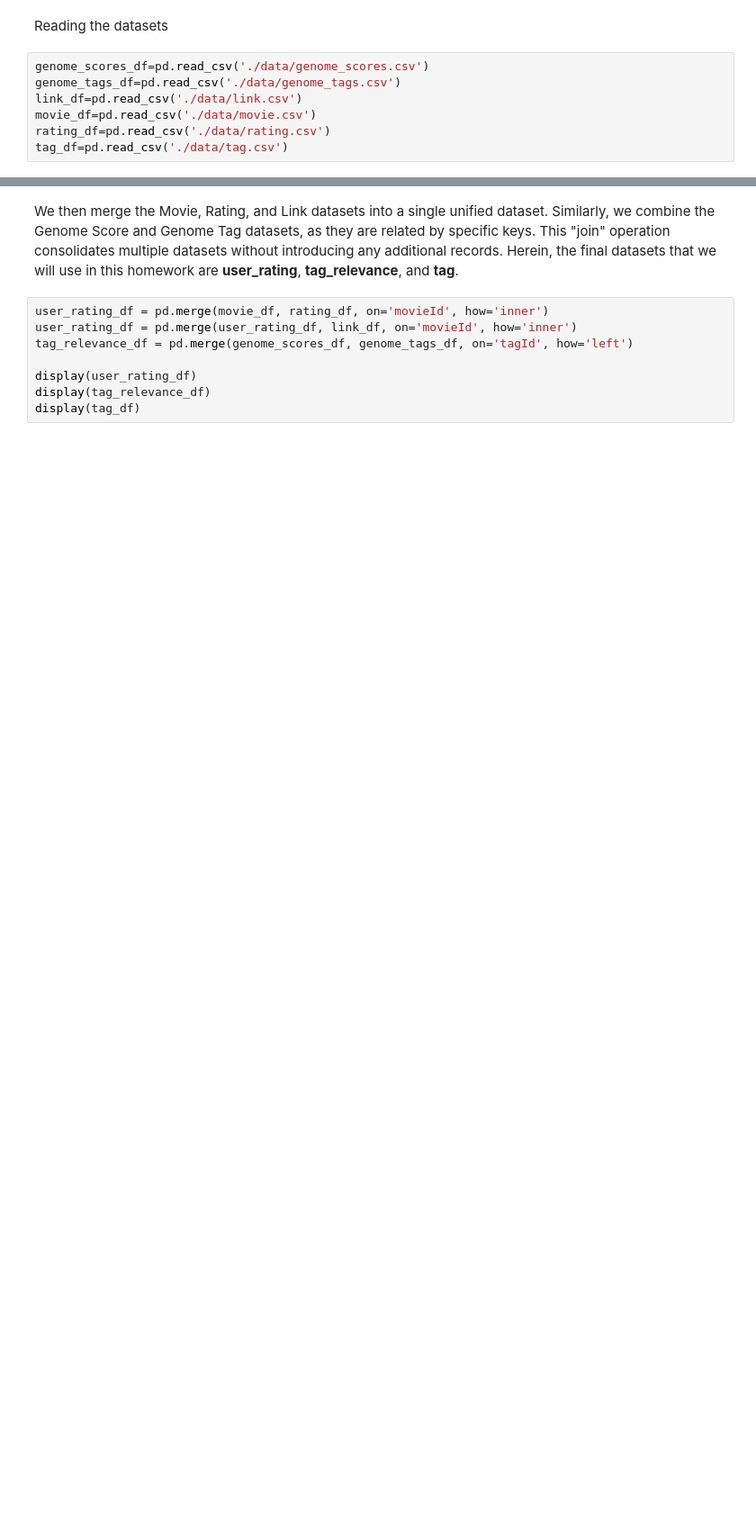
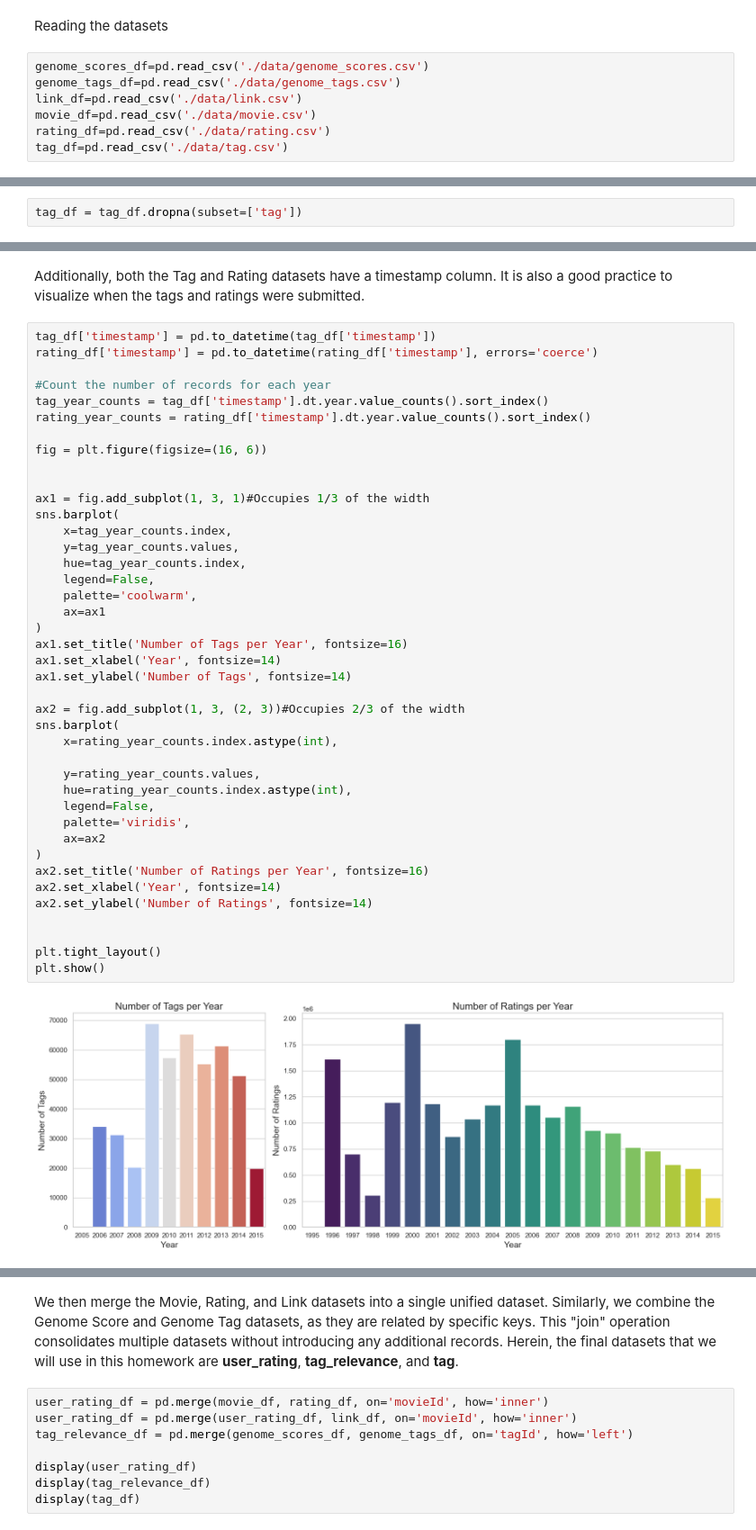
Before and after one commit to TealMango/ADM-HW4-Group14, a Jupyter notebook: main.ipynb, the cells around one changed output, grey strips where cells are left out. Shown at 90% size. Drawn from its saved outputs; the diff is of its cells as text; blank space fills up the shorter version.

```diff
--- a/main.ipynb
+++ b/main.ipynb
@@ -565,0 +596,2 @@ From the previous analysis, we can observe several useful insights about these d
+# %%
+tag_df = tag_df.dropna(subset=['tag'])
@@ -565,0 +630,45 @@ From the previous analysis, we can observe several useful insights about these d
+# %% [markdown]
+Additionally, both the Tag and Rating datasets have a timestamp column. It is also a good practice to visualize when the tags and ratings were submitted.
+# %%
+tag_df['timestamp'] = pd.to_datetime(tag_df['timestamp'])
+rating_df['timestamp'] = pd.to_datetime(rating_df['timestamp'], errors='coerce')
+
+#Count the number of records for each year
+tag_year_counts = tag_df['timestamp'].dt.year.value_counts().sort_index()
+rating_year_counts = rating_df['timestamp'].dt.year.value_counts().sort_index()
+
+fig = plt.figure(figsize=(16, 6))
+
+
+ax1 = fig.add_subplot(1, 3, 1)#Occupies 1/3 of the width
+sns.barplot(
+    x=tag_year_counts.index,
+    y=tag_year_counts.values,
+    hue=tag_year_counts.index,
+    legend=False,
+    palette='coolwarm',
+    ax=ax1
+)
+ax1.set_title('Number of Tags per Year', fontsize=16)
+ax1.set_xlabel('Year', fontsize=14)
+ax1.set_ylabel('Number of Tags', fontsize=14)
+
+ax2 = fig.add_subplot(1, 3, (2, 3))#Occupies 2/3 of the width
+sns.barplot(
+    x=rating_year_counts.index.astype(int),
+
+    y=rating_year_counts.values,
+    hue=rating_year_counts.index.astype(int),
+    legend=False,
+    palette='viridis',
+    ax=ax2
+)
+ax2.set_title('Number of Ratings per Year', fontsize=16)
+ax2.set_xlabel('Year', fontsize=14)
+ax2.set_ylabel('Number of Ratings', fontsize=14)
+
+
+plt.tight_layout()
+plt.show()
+# %% [output]
+[figure, added]
```
Also changed, not shown: parts of 16 cells of this notebook.
